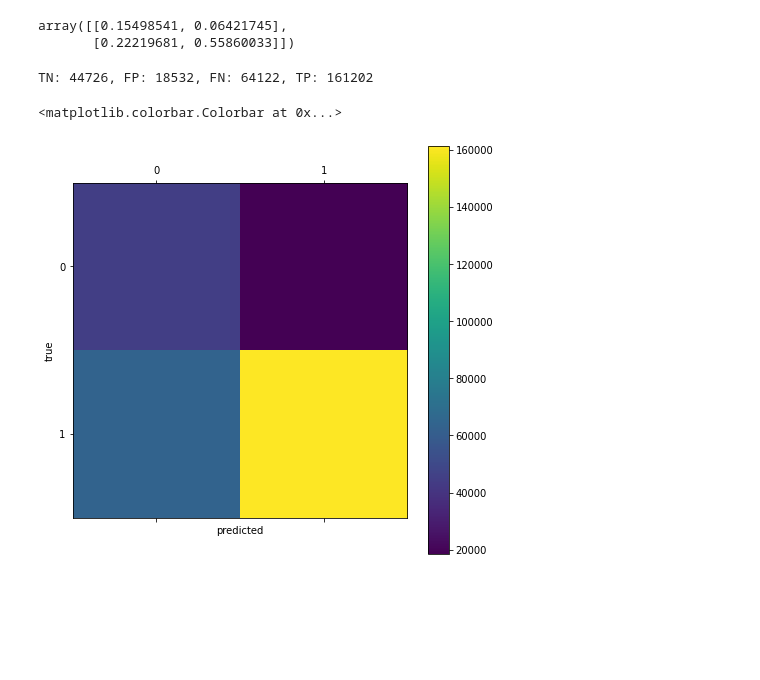
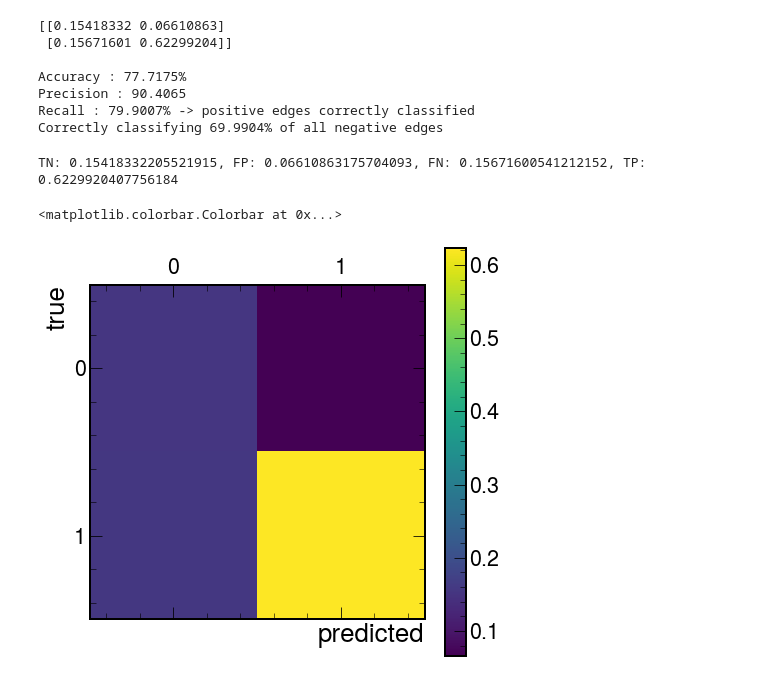
Before and after one commit to Abhirikshma/HackathonLinking, a Jupyter notebook: trackster-gnn.ipynb, the cells around one changed output. Cells and saved outputs as stored; diff of their text form; code cells hidden in the pictures; blank space fills up the shorter version.

```diff
--- a/trackster-gnn.ipynb
+++ b/trackster-gnn.ipynb
@@ -109,9 +80,0 @@ event 19978 edges []
-# %%
-data_list = []
-process_events = 10000 # len(node_data)
-for ev in range(process_events):
-    x = torch.from_numpy(np.array(node_data[ev]).T)
-    e_label = torch.from_numpy(np.array(edge_label[ev]))
-    edge_index = torch.from_numpy(edge_data[ev])
-    data = Data(x=x, num_nodes=torch.tensor(x.shape[0]), edge_index=edge_index, edge_label=e_label)
-    data_list.append(data)
@@ -136,0 +81,9 @@ len(trainDataset)
+# %%
+print("===== Loading Files ...")
+trainData = "./dataProcessed/dataTraining.pt"
+valData = "./dataProcessed/dataVal.pt"
+testData = "./dataProcessed/dataTest.pt"
+trainDataset = torch.load(trainData)
+valDataset = torch.load(valData)
+testDataset = torch.load(testData)
+print("===== Loaded! ")
@@ -185,7 +150,7 @@ def focal_loss(bce_loss, targets, gamma, alpha):
 # %%
 # Training
 
-epochs = 20
+epochs = 50
 batch_size = 32
 
 device = torch.device('cuda' if torch.cuda.is_available() else 'cpu')
@@ -193,7 +158,8 @@ model = GraphNet().to(device)
 #data = data_list.to(device)
 trainLoader = DataLoader(trainDataset, batch_size=batch_size)
 valLoader = DataLoader(valDataset, batch_size=batch_size)
-optimizer = torch.optim.Adam(model.parameters(), lr=0.001, weight_decay=5e-4)
+optimizer = torch.optim.Adam(model.parameters(), lr=1e-3, weight_decay=5e-4)
+scheduler = torch.optim.lr_scheduler.ReduceLROnPlateau(optimizer, mode='min', factor=0.1, patience=5, threshold=1e-4, threshold_mode='abs')
 
 train_loss_history = []
 val_loss_history = []
@@ -207,7 +173,7 @@ for epoch in range(epochs):
 #         weight = [w_true if l > 0.9 else w_false for l in sample.edge_label] # weigh edges
 #         loss = F.binary_cross_entropy(out, sample.edge_label, weight=torch.tensor(weight))
         bce_loss = F.binary_cross_entropy(out, sample.edge_label)
-        loss = focal_loss(bce_loss, sample.edge_label, 2, 0.4)
+        loss = focal_loss(bce_loss, sample.edge_label, 2, 0.25)
 #         print(f"out {out}")
 #         print(f"label {sample.edge_label}")
 #         print(f"loss {loss}")
@@ -215,17 +181,21 @@ for epoch in range(epochs):
         loss.backward()
         optimizer.step()
 
+    for param_group in optimizer.param_groups:
+        print(f"lr: {param_group['lr']}")
     train_loss_history.append(np.mean(batchloss))
 
     with torch.set_grad_enabled( False ):
         batchloss = []
         for sample in valLoader:
+            sample.to(device)
             out = model(sample)
             #val_loss = F.binary_cross_entropy_with_logits(out, sample.edge_label)
             val_bce = F.binary_cross_entropy(out, sample.edge_label)
-            val_loss = focal_loss(val_bce, sample.edge_label, 2, 0.4)
+            val_loss = focal_loss(val_bce, sample.edge_label, 2, 0.25)
             batchloss.append(val_loss.item())
 
     val_loss_history.append(np.mean(batchloss))
+    scheduler.step(val_loss_history[-1])
     print(f"epoch {epoch} - train loss {train_loss_history[-1]:.4f} - val loss {val_loss_history[-1]:.4f}")
 # %% [output]
@@ -277,11 +284,12 @@ model_test.to(device)
 # %%
+#testDataset = torch.load("/eos/user/w/wredjeb/SWAN_projects/GraphSC/HackathonLinking/dataProcessed/dataTest.pt")
 classification_threshold = 0.7
 def getAccuracy(y_true, y_prob):
     assert y_true.ndim == 1 and y_true.size() == y_prob.size()
     y_prob = y_prob > classification_threshold
     return (y_true == y_prob).sum().item() / y_true.size(0)
 
-testLoader = DataLoader(testDataset, batch_size=32)
+testLoader = DataLoader(testData, batch_size=batch_size)
 print("loaded")
 
 predictions = []
@@ -291,13 +299,11 @@ accuracies = []
 for sample in testLoader:
     sample.to(device)
     out = model(sample)
-    #print(f"out {out}")
     acc = getAccuracy(sample.edge_label, out)
     accuracies.append(acc)
-    #print(f"out {acc}")
     y_test = out > classification_threshold
-    predictions.append(y_test.numpy())
-    truth.append(sample.edge_label.numpy())
+    predictions.append(y_test.cpu().numpy())
+    truth.append(sample.edge_label.cpu().numpy())
 
 cf_matrix = confusion_matrix(np.concatenate(truth), np.concatenate(predictions))
 #cf_matrix = confusion_matrix(sample.edge_label.detach().numpy(), y_test.detach().numpy())
@@ -311,18 +342,28 @@ Confusion matrix [[ 44726  18532]
 # %%
+tn, fp, fn, tp = cf_matrix.ravel()
+tot = tn+fp+fn+tp
 # normalized to total edges in test dataset
-cf_matrix/test_edges_total
+print(f"{cf_matrix/tot}\n")
+print(f"Accuracy : {(tp+tn)/tot*100:.4f}%")
+print(f"Precision : {tp/(tp+fp)*100:.4f}")
+print(f"Recall : {tp/(tp+fn)*100:.4f}% -> positive edges correctly classified")
+print(f"Correctly classifying {tn/(tn+fp)*100:.4f}% of all negative edges")
 # %% [output]
-array([[0.15498541, 0.06421745],
-       [0.22219681, 0.55860033]])
+[[0.15418332 0.06610863]
+ [0.15671601 0.62299204]]
+
+Accuracy : 77.7175%
+Precision : 90.4065
+Recall : 79.9007% -> positive edges correctly classified
+Correctly classifying 69.9904% of all negative edges
 # %%
-tn, fp, fn, tp = cf_matrix.ravel()
-print(f"TN: {tn}, FP: {fp}, FN: {fn}, TP: {tp}")
+print(f"TN: {tn/tot}, FP: {fp/tot}, FN: {fn/tot}, TP: {tp/tot}")
 fig, px = plt.subplots(figsize=(7.5, 7.5))
 px.set_xlabel("predicted")
 px.set_ylabel("true")
-cax = px.matshow(cf_matrix)
+cax = px.matshow(cf_matrix/(tn+fp+fn+tp))
 fig.colorbar(cax)
 # %% [output]
-TN: 44726, FP: 18532, FN: 64122, TP: 161202
+TN: 0.15418332205521915, FP: 0.06610863175704093, FN: 0.15671600541212152, TP: 0.6229920407756184
 <matplotlib.colorbar.Colorbar at 0x...>
-[figure, old version]
+[figure, new version]
```
Also changed, not shown: parts of 20 cells of this notebook, 2 other files.
